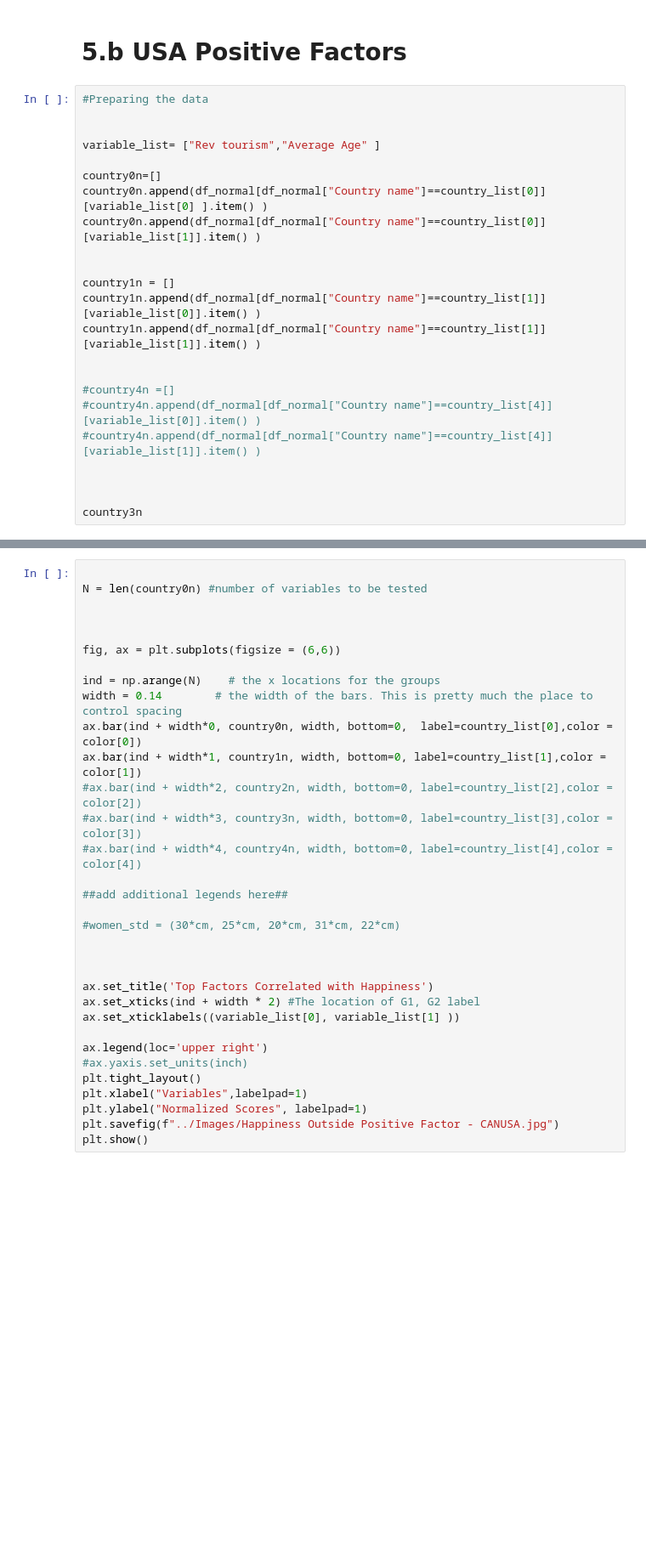
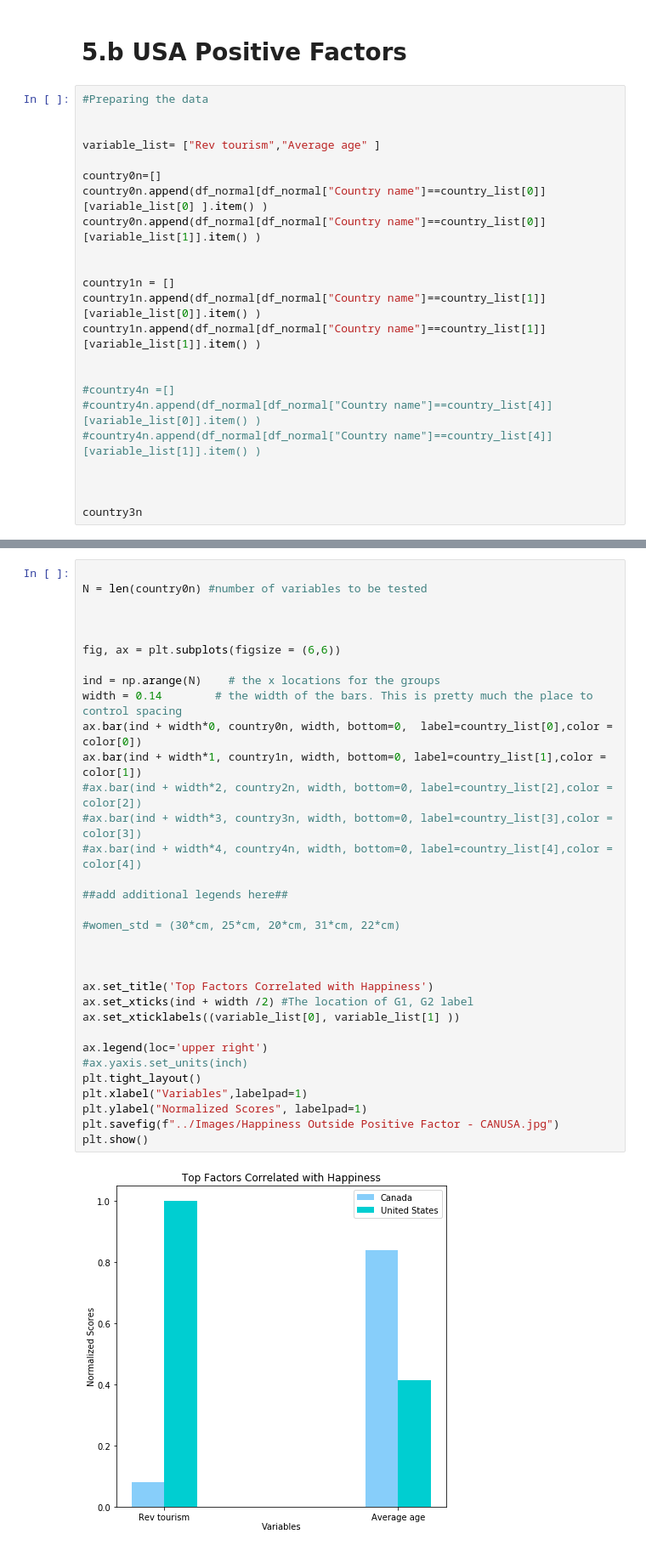
Before and after one commit to jkurtb/Suicide_squad, a Jupyter notebook: PursuitOfHappiness/Codes/Question 5, barchart.ipynb, the cells around one changed output, grey strips where cells are left out. Shown: that part at 85% size. Drawn from its saved outputs; the diff is of its cells as text; blank space fills up the shorter version.

```diff
--- a/PursuitOfHappiness/Codes/Question 5, barchart.ipynb
+++ b/PursuitOfHappiness/Codes/Question 5, barchart.ipynb
@@ -668,7 +777,7 @@ plt.show()
 #Preparing the data
 
 
-variable_list= ["Rev tourism","Average Age" ]
+variable_list= ["Rev tourism","Average age" ]
 
 country0n=[]
 country0n.append(df_normal[df_normal["Country name"]==country_list[0]][variable_list[0] ].item() )
@@ -692,31 +803,33 @@ country3n
 N = len(country0n) #number of variables to be tested
 
 
 
 fig, ax = plt.subplots(figsize = (6,6))
 
 ind = np.arange(N)    # the x locations for the groups
 width = 0.14        # the width of the bars. This is pretty much the place to control spacing
 ax.bar(ind + width*0, country0n, width, bottom=0,  label=country_list[0],color = color[0])
 ax.bar(ind + width*1, country1n, width, bottom=0, label=country_list[1],color = color[1])
 #ax.bar(ind + width*2, country2n, width, bottom=0, label=country_list[2],color = color[2])
 #ax.bar(ind + width*3, country3n, width, bottom=0, label=country_list[3],color = color[3])
 #ax.bar(ind + width*4, country4n, width, bottom=0, label=country_list[4],color = color[4])
 
 ##add additional legends here##
 
 #women_std = (30*cm, 25*cm, 20*cm, 31*cm, 22*cm)
 
 
 
 ax.set_title('Top Factors Correlated with Happiness')
-ax.set_xticks(ind + width * 2) #The location of G1, G2 label
+ax.set_xticks(ind + width /2) #The location of G1, G2 label
 ax.set_xticklabels((variable_list[0], variable_list[1] ))
 
 ax.legend(loc='upper right')
 #ax.yaxis.set_units(inch)
 plt.tight_layout()
 plt.xlabel("Variables",labelpad=1)
 plt.ylabel("Normalized Scores", labelpad=1)
 plt.savefig(f"../Images/Happiness Outside Positive Factor - CANUSA.jpg")
 plt.show()
+# %% [output]
+[figure, added]
```
Also changed, not shown: parts of 24 cells of this notebook, 12 other files.
